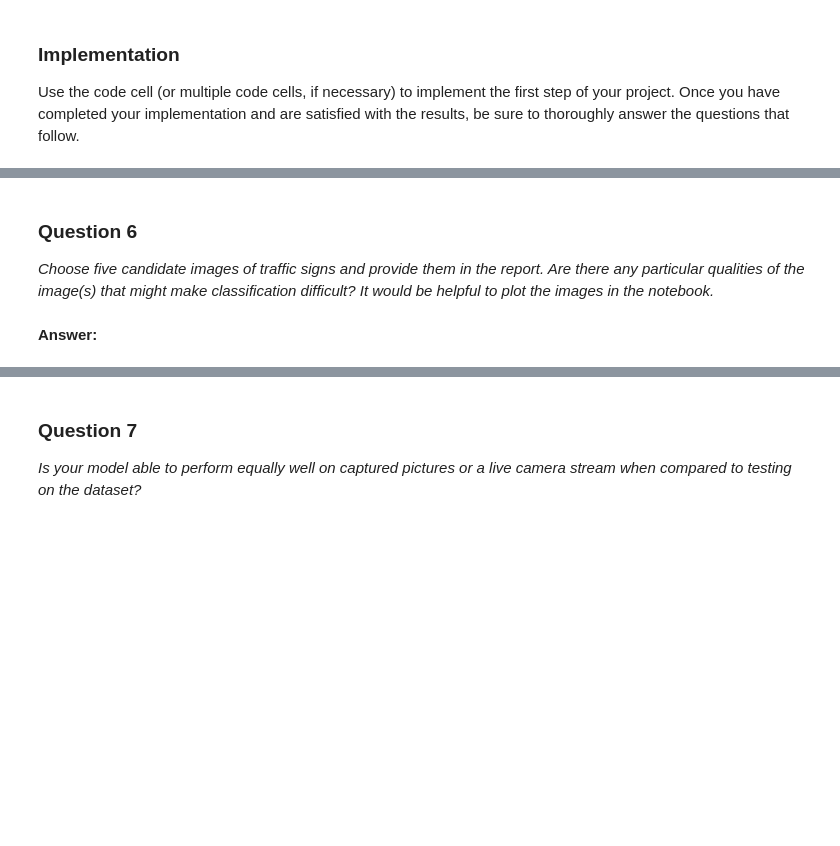
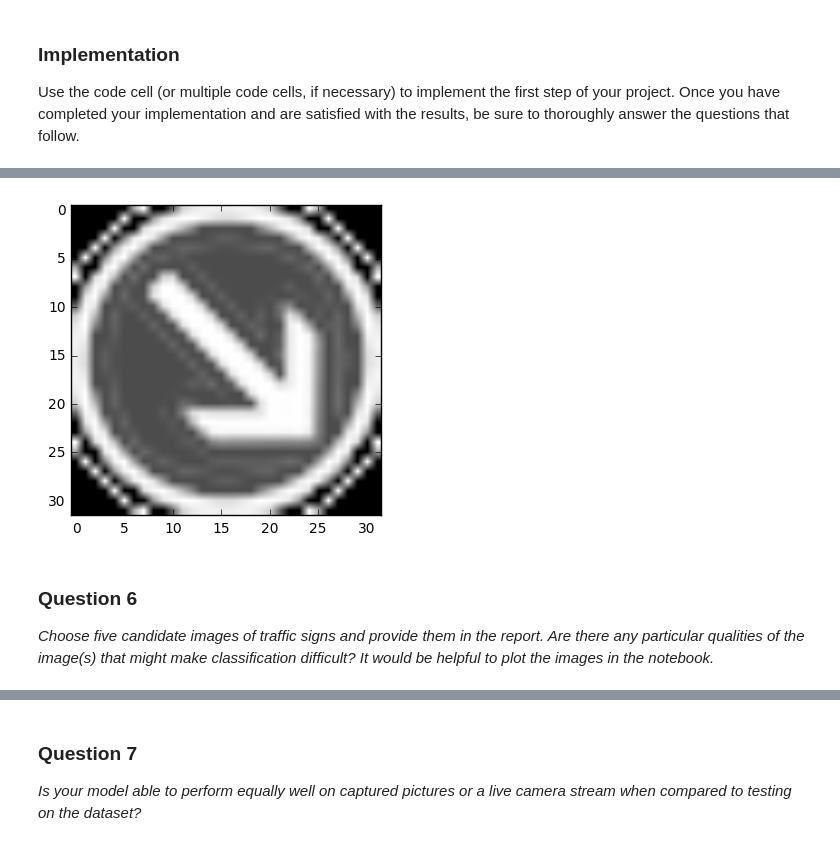
Before and after one commit to njia95/traffic-signs, a Jupyter notebook: Traffic_Signs_Recognition.ipynb, the cells around one changed output, grey strips where cells are left out. Saved outputs shown, nothing was run; the diff lists cells and outputs as text; code cells hidden in the pictures; blank space fills up the shorter version.

```diff
--- a/Traffic_Signs_Recognition.ipynb
+++ b/Traffic_Signs_Recognition.ipynb
@@ -322,0 +327,5 @@ Use the code cell (or multiple code cells, if necessary) to implement the first
+# %%
+plt.imshow(my_images[7], cmap='gray')
+plt.show()
+# %% [output]
+[figure, added]
@@ -324,5 +348,3 @@ Use the code cell (or multiple code cells, if necessary) to implement the first
 ### Question 6
 
 _Choose five candidate images of traffic signs and provide them in the report. Are there any particular qualities of the image(s) that might make classification difficult? It would be helpful to plot the images in the notebook._
-# %% [markdown]
-**Answer:**
```
Also changed, not shown: parts of 17 cells of this notebook, 9 other files.
